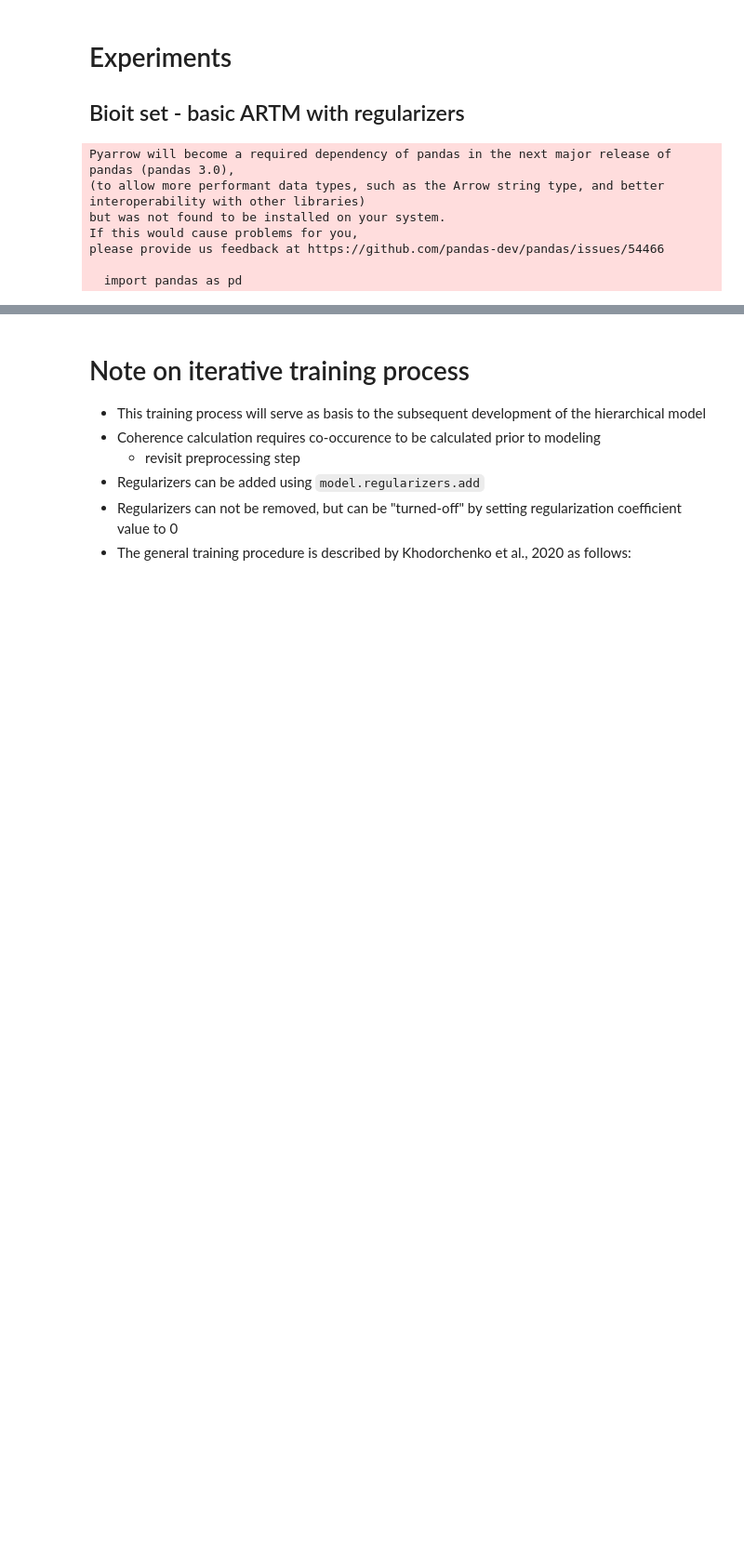
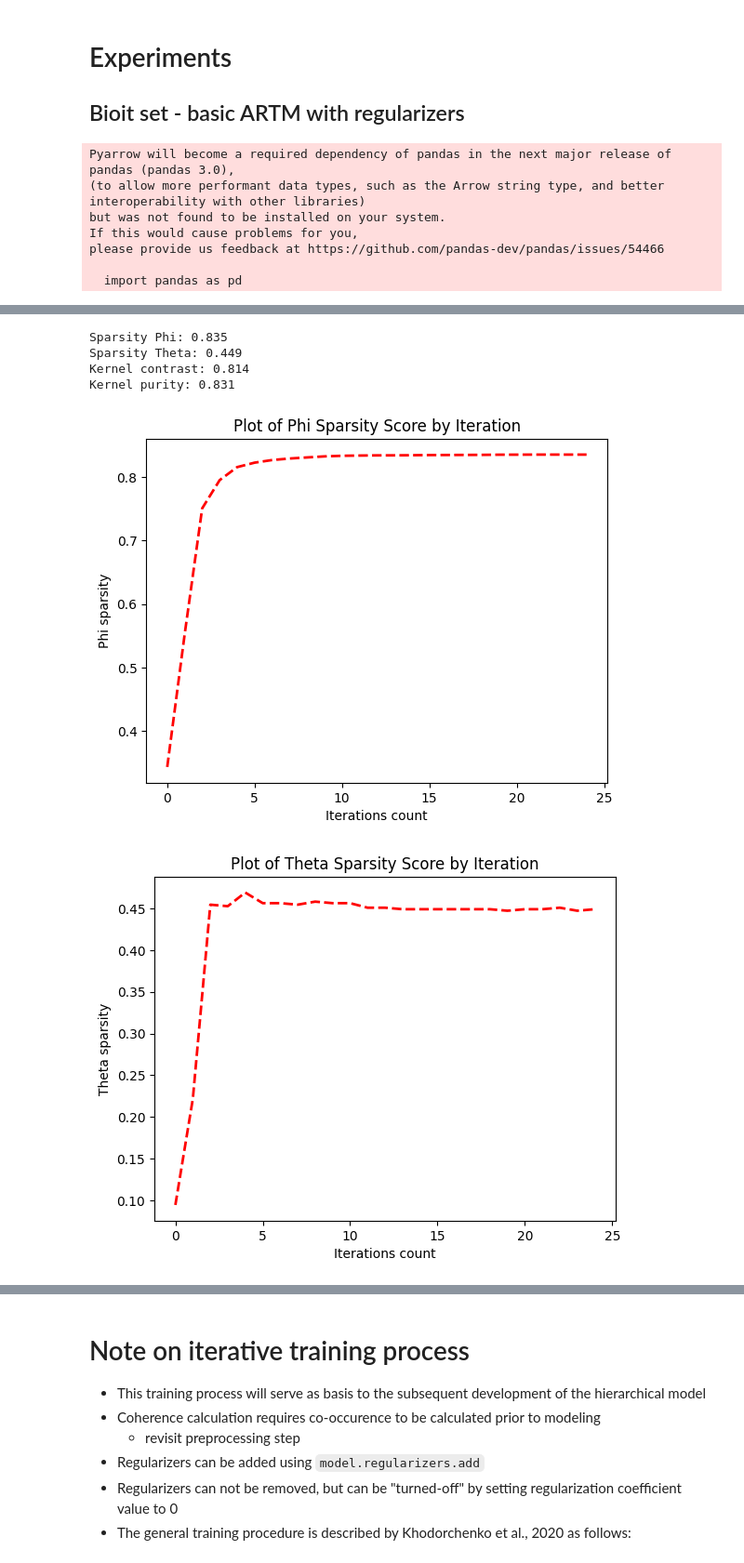
Before and after one commit to omegatro/MSC, a Jupyter notebook: sandboxes/BigARTM_experiments.ipynb, the cells around one changed output, grey strips where cells are left out. Shown at 93% size. Saved outputs shown, nothing was run; the diff lists cells and outputs as text; code cells hidden in the pictures; blank space fills up the shorter version.

Commit message:
Tested capacity to build layered topic models

```diff
--- a/sandboxes/BigARTM_experiments.ipynb
+++ b/sandboxes/BigARTM_experiments.ipynb
@@ -157,0 +287,13 @@ print(model_artm.get_theta())
+# %%
+#Define the model hierarchy
+model_artm = artm.hARTM(
+    regularizers = regularizers,
+    scores=scores,
+    cache_theta=True
+)
+# %%
+#Add root level
+level1 = model_artm.add_level(
+    num_topics=5,
+
+)
@@ -157,0 +303,5 @@ print(model_artm.get_theta())
+# %%
+#Add first level
+level2 = model_artm.add_level(
+    num_topics=10
+)
@@ -157,0 +311,5 @@ print(model_artm.get_theta())
+# %%
+#Fit
+model_artm.fit_offline(
+    batch_vectorizer=batch_vectorizer,
+    num_collection_passes=25)
@@ -157,0 +337,10 @@ print(model_artm.get_theta())
+# %%
+#The way to access score tracker for hARTM models
+print_measures(model_artm.get_level(0))
+# %% [output]
+Sparsity Phi: 0.835
+Sparsity Theta: 0.449
+Kernel contrast: 0.814
+Kernel purity: 0.831
+[figure, added]
+[figure, added]
```
Also changed, not shown: parts of 24 cells of this notebook.
